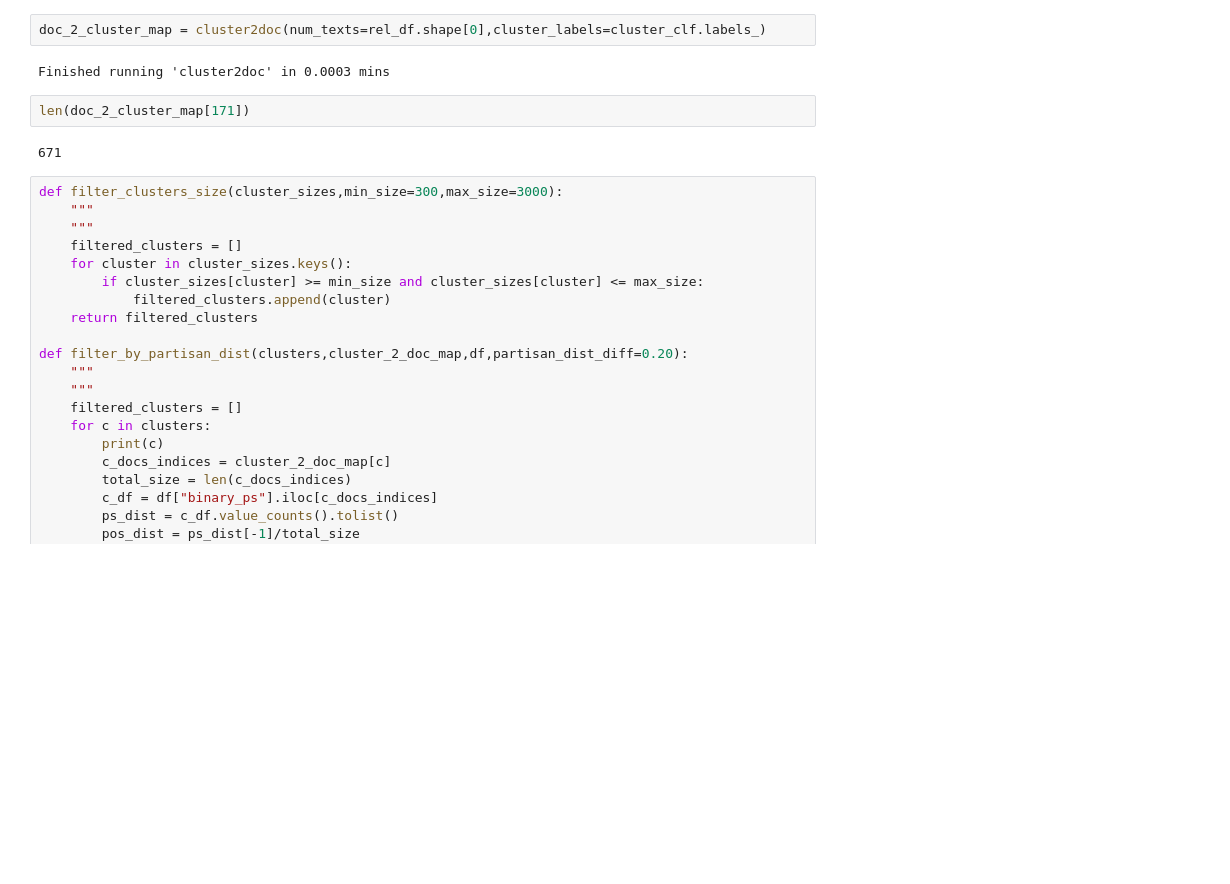
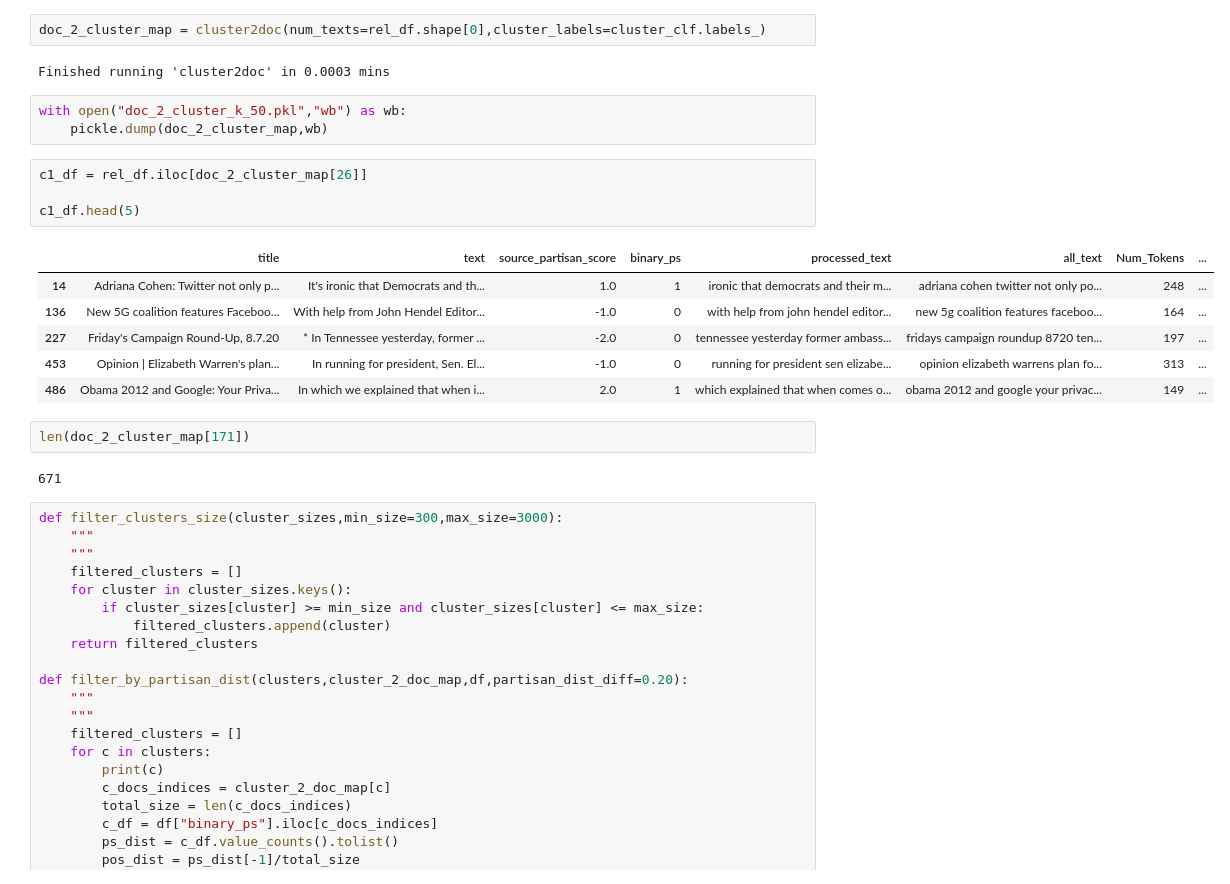
Before and after one commit to karthikshivaram24/Combatting-partisan-homogenization, a Jupyter notebook: Updated_Clustering.ipynb, the cells around one changed output. Saved outputs shown, nothing was run; the diff lists cells and outputs as text; blank space fills up the shorter version.

```diff
--- a/Updated_Clustering.ipynb
+++ b/Updated_Clustering.ipynb
@@ -198,6 +222,20 @@ cluster_sizes[171]
 doc_2_cluster_map = cluster2doc(num_texts=rel_df.shape[0],cluster_labels=cluster_clf.labels_)
 # %% [output]
 Finished running 'cluster2doc' in 0.0003 mins
+# %%
+with open("doc_2_cluster_k_50.pkl","wb") as wb:
+    pickle.dump(doc_2_cluster_map,wb)
+# %%
+c1_df = rel_df.iloc[doc_2_cluster_map[26]]
+
+c1_df.head(5)
+# %% [output]
+|  | title | text | source_partisan_score | binary_ps | processed_text | all_text | Num_Tokens | ... |
+| 14 | Adriana Cohen: Twitter not only p... | It's ironic that Democrats and th... | 1.0 | 1 | ironic that democrats and their m... | adriana cohen twitter not only po... | 248 | ... |
+| 136 | New 5G coalition features Faceboo... | With help from John Hendel Editor... | -1.0 | 0 | with help from john hendel editor... | new 5g coalition features faceboo... | 164 | ... |
+| 227 | Friday's Campaign Round-Up, 8.7.20 | * In Tennessee yesterday, former ... | -2.0 | 0 | tennessee yesterday former ambass... | fridays campaign roundup 8720 ten... | 197 | ... |
+| 453 | Opinion | Elizabeth Warren's plan... | In running for president, Sen. El... | -1.0 | 0 | running for president sen elizabe... | opinion elizabeth warrens plan fo... | 313 | ... |
+| 486 | Obama 2012 and Google: Your Priva... | In which we explained that when i... | 2.0 | 1 | which explained that when comes o... | obama 2012 and google your privac... | 149 | ... |
 # %%
 len(doc_2_cluster_map[171])
 # %% [output]
```
Also changed, not shown: parts of 15 cells of this notebook, 20 other files.
